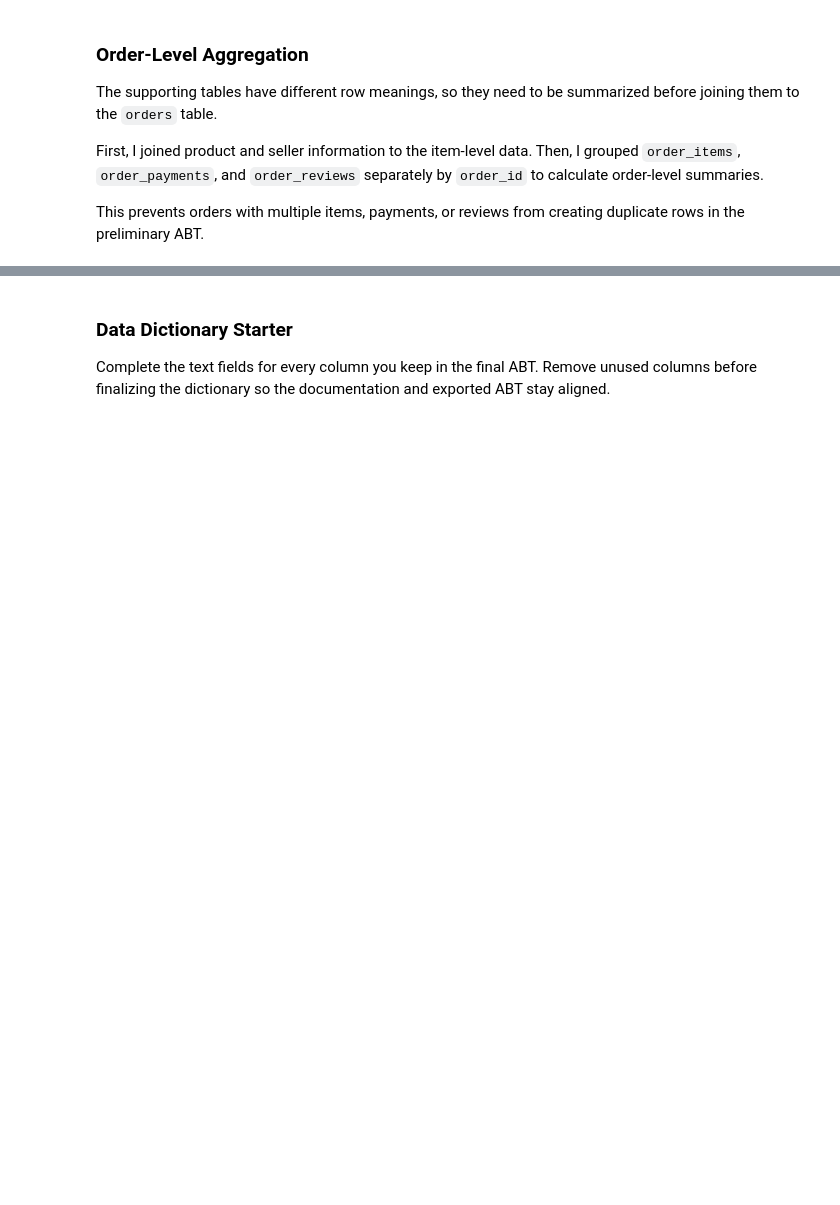
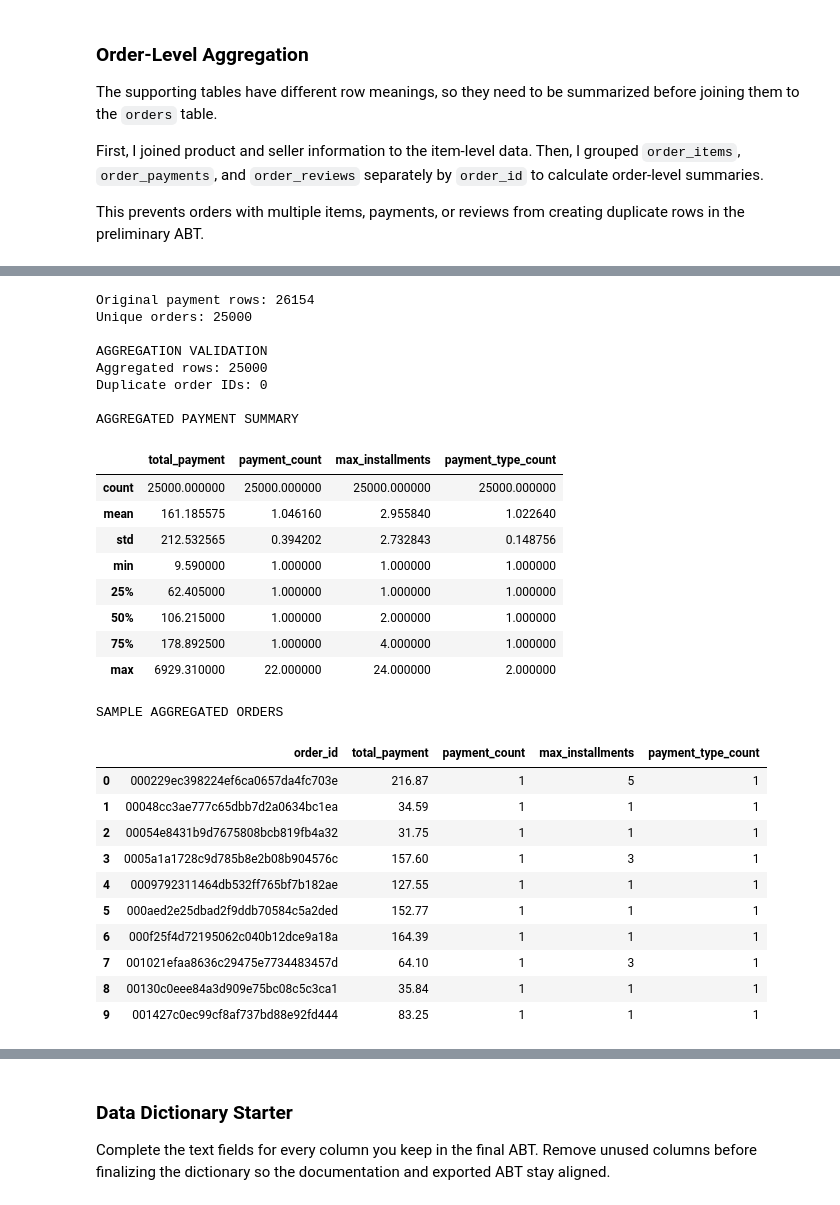
Before and after one commit to Jade-Jung/ban6003-project-option-2-hyejung-jung, a Jupyter notebook: notebooks/olist_project_starter.ipynb, the cells around one changed output, grey strips where cells are left out. Drawn from its saved outputs; the diff is of its cells as text; code cells hidden in the pictures; blank space fills up the shorter version.

```diff
--- a/notebooks/olist_project_starter.ipynb
+++ b/notebooks/olist_project_starter.ipynb
@@ -2122,0 +2479,69 @@ The late-delivery outcome is available for 24,222 orders. Missing values remain
+# %%
+# Step 5: Order Payments Aggregation
+
+# 1. Check original payment data
+print("Original payment rows:", len(payments_clean))
+print("Unique orders:", payments_clean["order_id"].nunique())
+
+# 2. Aggregate payments by order
+payments_agg = (
+    payments_clean
+    .groupby("order_id", as_index=False)
+    .agg(
+        total_payment=("payment_value", "sum"),
+        payment_count=("payment_value", "size"),
+        max_installments=("payment_installments", "max"),
+        payment_type_count=("payment_type", "nunique")
+    )
+)
+
+# 3. Validate aggregation
+print("\nAGGREGATION VALIDATION")
+print("Aggregated rows:", len(payments_agg))
+print("Duplicate order IDs:",
+      payments_agg["order_id"].duplicated().sum())
+
+print("\nAGGREGATED PAYMENT SUMMARY")
+display(
+    payments_agg[
+        [
+            "total_payment",
+            "payment_count",
+            "max_installments",
+            "payment_type_count"
+        ]
+    ].describe()
+)
+
+print("\nSAMPLE AGGREGATED ORDERS")
+display(payments_agg.head(10))
+# %% [output]
+Original payment rows: 26154
+Unique orders: 25000
+
+AGGREGATION VALIDATION
+Aggregated rows: 25000
+Duplicate order IDs: 0
+
+AGGREGATED PAYMENT SUMMARY
+|  | total_payment | payment_count | max_installments | payment_type_count |
+| count | 25000.000000 | 25000.000000 | 25000.000000 | 25000.000000 |
+| mean | 161.185575 | 1.046160 | 2.955840 | 1.022640 |
+| std | 212.532565 | 0.394202 | 2.732843 | 0.148756 |
+| min | 9.590000 | 1.000000 | 1.000000 | 1.000000 |
+| 25% | 62.405000 | 1.000000 | 1.000000 | 1.000000 |
+| 50% | 106.215000 | 1.000000 | 2.000000 | 1.000000 |
+| 75% | 178.892500 | 1.000000 | 4.000000 | 1.000000 |
+| max | 6929.310000 | 22.000000 | 24.000000 | 2.000000 |
+SAMPLE AGGREGATED ORDERS
+|  | order_id | total_payment | payment_count | max_installments | payment_type_count |
+| 0 | 000229ec398224ef6ca0657da4fc703e | 216.87 | 1 | 5 | 1 |
+| 1 | 00048cc3ae777c65dbb7d2a0634bc1ea | 34.59 | 1 | 1 | 1 |
+| 2 | 00054e8431b9d7675808bcb819fb4a32 | 31.75 | 1 | 1 | 1 |
+| 3 | 0005a1a1728c9d785b8e2b08b904576c | 157.60 | 1 | 3 | 1 |
+| 4 | 0009792311464db532ff765bf7b182ae | 127.55 | 1 | 1 | 1 |
+| 5 | 000aed2e25dbad2f9ddb70584c5a2ded | 152.77 | 1 | 1 | 1 |
+| 6 | 000f25f4d72195062c040b12dce9a18a | 164.39 | 1 | 1 | 1 |
+| 7 | 001021efaa8636c29475e7734483457d | 64.10 | 1 | 3 | 1 |
+| 8 | 00130c0eee84a3d909e75bc08c5c3ca1 | 35.84 | 1 | 1 | 1 |
+| 9 | 001427c0ec99cf8af737bd88e92fd444 | 83.25 | 1 | 1 | 1 |
```
Also changed, not shown: parts of 28 cells of this notebook.
